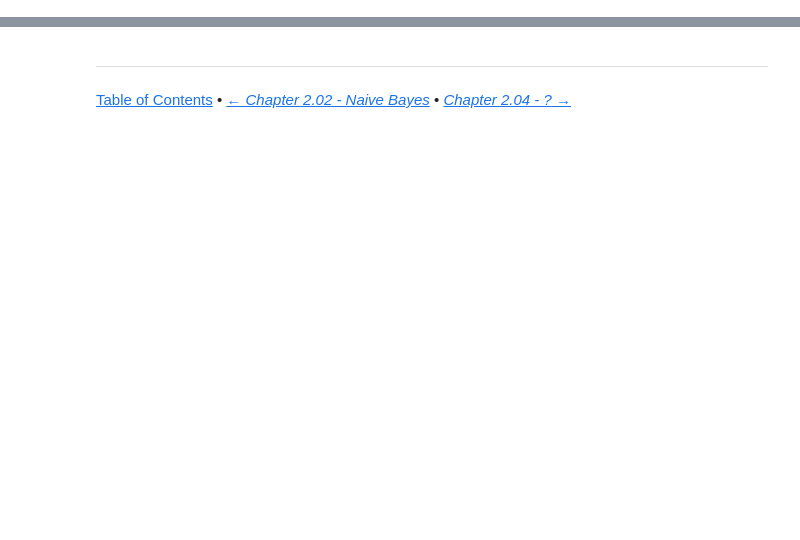
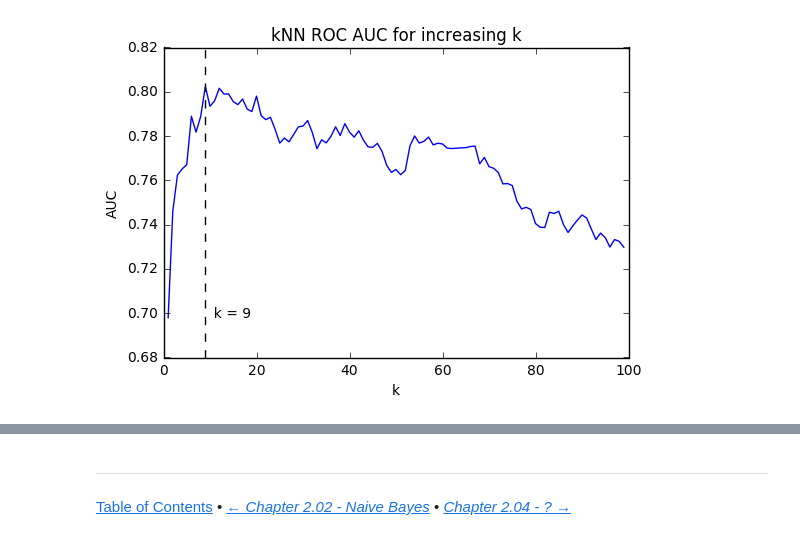
Before and after one commit to blairhudson/learningml, a Jupyter notebook: 02.03-k-Nearest-Neighbours.ipynb, the cells around one changed output, grey strips where cells are left out. Saved outputs shown, nothing was run; the diff lists cells and outputs as text; code cells hidden in the pictures; blank space fills up the shorter version.

```diff
--- a/02.03-k-Nearest-Neighbours.ipynb
+++ b/02.03-k-Nearest-Neighbours.ipynb
@@ -44,0 +65,39 @@ TODO
+# %%
+from sklearn.datasets import make_classification
+from sklearn.model_selection import train_test_split
+from sklearn.neighbors import KNeighborsClassifier
+from sklearn import metrics
+import numpy as np
+
+# create some data and split into training and test sets
+X, y = make_classification(n_samples=1000, n_classes=2, n_features=500, n_informative=250)
+X_train, X_test, y_train, y_test = train_test_split(X, y, test_size=0.4, random_state=42)
+
+px = []
+py = []
+
+for k in range(1,100):
+
+    # fit kNN classifier and make predictions
+    knn = KNeighborsClassifier(n_neighbors=k)
+    knn.fit(X_train, y_train)
+    predictions = knn.predict_proba(X_test)
+
+    # calculate AUC, should be much better than our previous dummy classifiers!
+    FPR, TPR, thresholds = metrics.roc_curve(y_test, predictions[:,1])
+    roc_auc = metrics.auc(FPR,TPR)
+
+    px.append(k)
+    py.append(roc_auc)
+
+%matplotlib inline
+import matplotlib.pyplot as plt
+
+plt.plot(px,py)
+plt.axvline(x=px[py.index(max(py))], color='black', linestyle='--')
+plt.text(px[py.index(max(py))], min(py), '  k = %d' % px[py.index(max(py))], rotation= 0)
+plt.title('kNN ROC AUC for increasing k')
+plt.xlabel('k')
+plt.ylabel('AUC');
+# %% [output]
+[figure, added]
```
Also changed, not shown: parts of 14 cells of this notebook, 4 other files.
